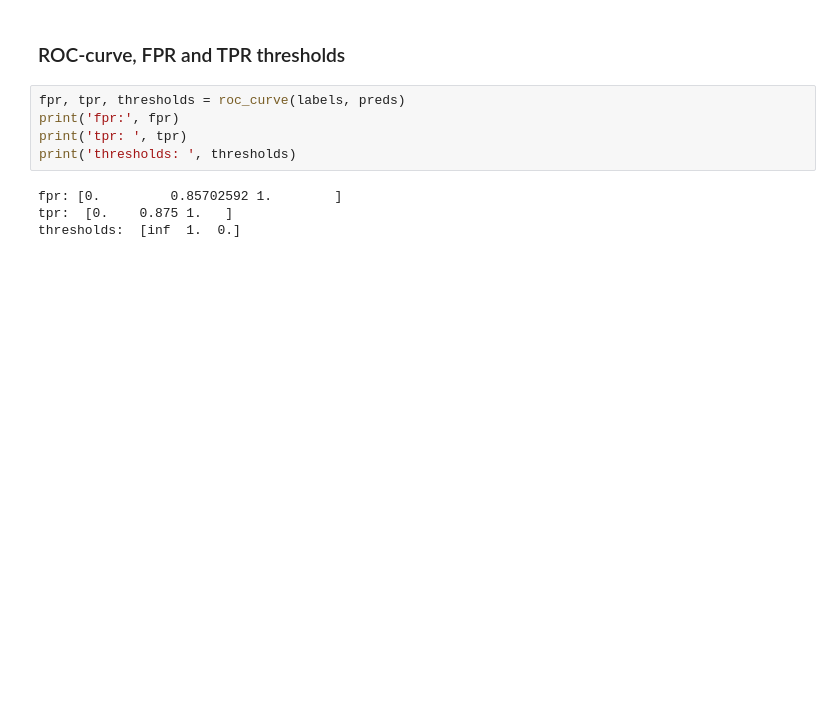
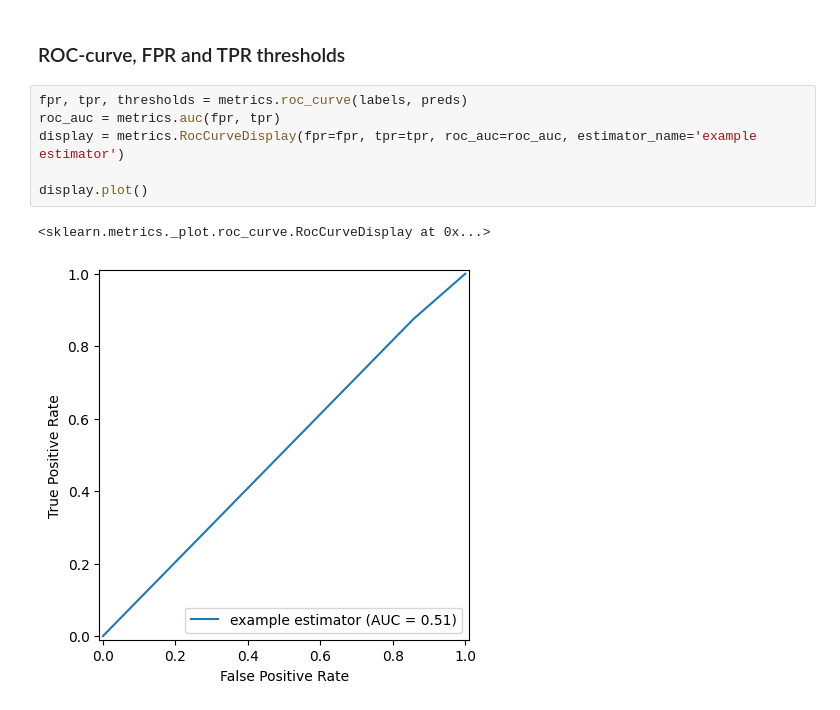
Before and after one commit to livmabj/multimodal_healthcare, a Jupyter notebook: eval.ipynb, the cells around one changed output. Cells and saved outputs as stored; diff of their text form; blank space fills up the shorter version.

Commit message:
:sparkles: added some visualization

```diff
--- a/eval.ipynb
+++ b/eval.ipynb
@@ -132,11 +132,11 @@ accuracy:  0.16089965397923875
 # %% [markdown]
 ### ROC-curve, FPR and TPR thresholds
 # %%
-fpr, tpr, thresholds = roc_curve(labels, preds)
-print('fpr:', fpr)
-print('tpr: ', tpr)
-print('thresholds: ', thresholds)
+fpr, tpr, thresholds = metrics.roc_curve(labels, preds)
+roc_auc = metrics.auc(fpr, tpr)
+display = metrics.RocCurveDisplay(fpr=fpr, tpr=tpr, roc_auc=roc_auc, estimator_name='example estimator')
+
+display.plot()
 # %% [output]
-fpr: [0.         0.85702592 1.        ]
-tpr:  [0.    0.875 1.   ]
-thresholds:  [inf  1.  0.]
+<sklearn.metrics._plot.roc_curve.RocCurveDisplay at 0x...>
+[figure, added]
```
Also changed, not shown: parts of 4 cells of this notebook.
